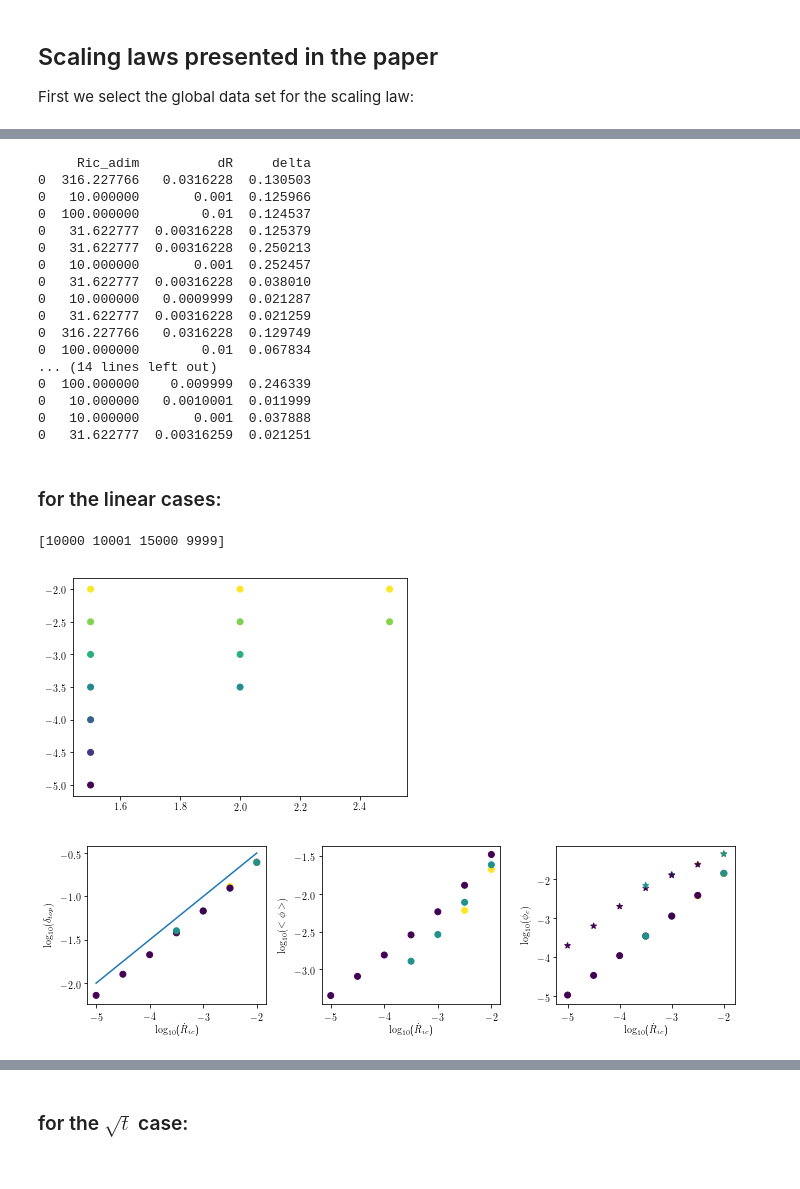
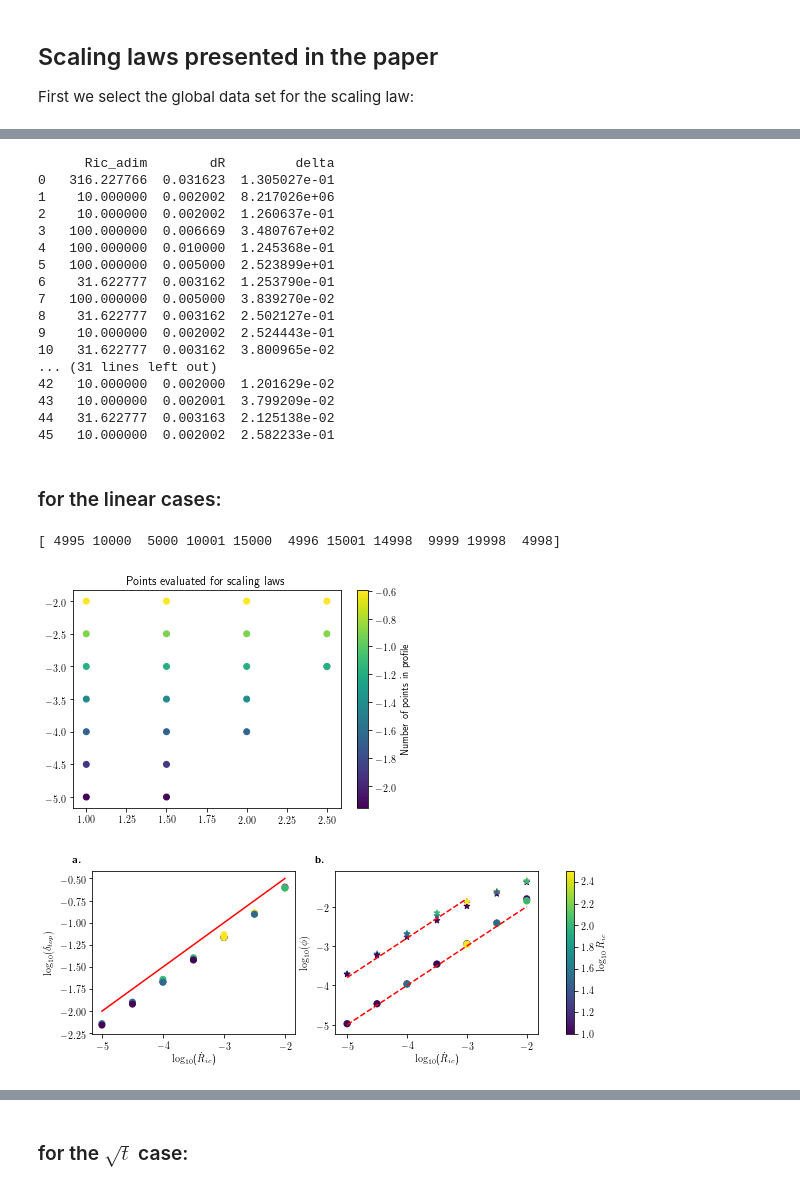
Before and after one commit to MarineLasbleis/mushdynamics, a Jupyter notebook: notebooks/Supp Material.ipynb, the cells around one changed output, grey strips where cells are left out. Cells and saved outputs as stored; diff of their text form; code cells hidden in the pictures.

Commit message:
Supp Mat as sent to editor

```diff
--- a/notebooks/Supp Material.ipynb
+++ b/notebooks/Supp Material.ipynb
@@ -147,8 +148,7 @@ This notebook presents the different figures in the Supporting information of th
 
 First we select the global data set for the scaling law:
 # %%
-folder = "/home/lasbleis-m/Research/"
-values = diagram_data_residual_porosity(folder+"scalinglaw_3/", "diag.csv")
+values = pd.read_csv("./data/SuppInfo_scalinglaws.csv")
 values["logdot_r"]=np.log10(values["dot_r"])
 values["logr"]=np.log10(values["Ric_adim"])
 
@@ -173,64 +160,70 @@ Index(['Nmax', 'Ric_adim', 'delta', 'exp', 'folder', 'phi_r', 'phi_top',
       dtype='object')
 # %%
 values["dR"] = values["Ric_adim"]/values["Nmax"]
-
-
-values = values[values["delta"]>0.]
 print(values[["Ric_adim", "dR", "delta"]])
 # %% [output]
-     Ric_adim          dR     delta
-0  316.227766   0.0316228  0.130503
-0   10.000000       0.001  0.125966
-0  100.000000        0.01  0.124537
-0   31.622777  0.00316228  0.125379
-0   31.622777  0.00316228  0.250213
-0   10.000000       0.001  0.252457
-0   31.622777  0.00316228  0.038010
-0   10.000000   0.0009999  0.021287
-0   31.622777  0.00316228  0.021259
-0  316.227766   0.0316228  0.129749
-0  100.000000        0.01  0.067834
-... (14 lines left out)
-0  100.000000    0.009999  0.246339
-0   10.000000   0.0010001  0.011999
-0   10.000000       0.001  0.037888
-0   31.622777  0.00316259  0.021251
+      Ric_adim        dR         delta
+0   316.227766  0.031623  1.305027e-01
+1    10.000000  0.002002  8.217026e+06
+2    10.000000  0.002002  1.260637e-01
+3   100.000000  0.006669  3.480767e+02
+4   100.000000  0.010000  1.245368e-01
+5   100.000000  0.005000  2.523899e+01
+6    31.622777  0.003162  1.253790e-01
+7   100.000000  0.005000  3.839270e-02
+8    31.622777  0.003162  2.502127e-01
+9    10.000000  0.002002  2.524443e-01
+10   31.622777  0.003162  3.800965e-02
+... (31 lines left out)
+42   10.000000  0.002000  1.201629e-02
+43   10.000000  0.002001  3.799209e-02
+44   31.622777  0.003163  2.125138e-02
+45   10.000000  0.002002  2.582233e-01
 # %% [markdown]
 ### for the linear cases:
 # %%
 # select data for exp = 1
 exp1 = values[values["exp"]==1.]
-exp1 = exp1[exp1["logr"]>1]
 exp1 = exp1[exp1["logdot_r"]<-1.]
 
 logR = np.log10(exp1["Ric_adim"])
 logdot_r = np.log10(exp1["dot_r"])
 logdelta = np.log10(exp1["delta"])
 logphi = np.log10(exp1["sum_phi"])
 logphir = np.log10(exp1["phi_r"])
 logphit = np.log10(exp1["phi_top"])
 tauic = np.log10(exp1["tau_ic"])
 
 fig, ax = plt.subplots()
-ax.scatter(logR, logdot_r, c=logdelta)
+sc = ax.scatter(logR, logdot_r, c=logdelta)
+ax.set_title("Points evaluated for scaling laws")
+fig.colorbar(sc, ax=ax, label="Number of points in profile")
 
-fig, ax = plt.subplots(1, 3, figsize=[10, 3])
+fig, ax = plt.subplots(1, 2, figsize=[10, 3])
 sc = ax[0].scatter(logdot_r, logdelta, c=logR)
-ax[0].plot([-5, -2], [-2, -0.5])
-sc = ax[1].scatter(logdot_r, logphi, c=logR)
-sc = ax[2].scatter(logdot_r, logphir, c=logR, marker="*")
-sc = ax[2].scatter(logdot_r, logphit, c=logR)
+ax[0].plot([-5, -2], [-2, -0.5], 'r')
+ax[1].plot([-5, -2], [-5, -2], 'r--')
+ax[1].plot([-5, -3], [-3.8, -1.8], 'r--')
+#sc = ax[1].scatter(logdot_r, logphi, c=logR)
+#sc = ax[1].scatter(logdot_r, logphi, c=logR, marker="^")
+sc = ax[1].scatter(logdot_r, logphir, c=logR, marker="*")
+sc = ax[1].scatter(logdot_r, logphit, c=logR)
 ax[0].set_xlabel("$\log_{10}$($\dot R_{{ic}}$)")
 ax[0].set_ylabel("$\log_{10}(\delta_{top})$")
+#ax[1].set_xlabel("$\log_{10}$($\dot R_{{ic}}$)")
+#ax[1].set_ylabel("$\log_{10}(<\phi>)$")
+ax[1].set_ylabel("$\log_{10}(\phi)$")
 ax[1].set_xlabel("$\log_{10}$($\dot R_{{ic}}$)")
-ax[1].set_ylabel("$\log_{10}(<\phi>)$")
-ax[2].set_ylabel("$\log_{10}(\phi_c)$")
-ax[2].set_xlabel("$\log_{10}$($\dot R_{{ic}}$)")
-plt.tight_layout()
 
+cb = fig.colorbar(sc, ax=ax.ravel().tolist(), label="$\log_{{10}} R_{{ic}}$")
 
-print(exp1["Nmax"].unique())
+ax[0].text(-0.1, 1.10, r"\textbf{a.}", transform=ax[0].transAxes, fontsize=11,
+                verticalalignment='top')
+ax[1].text(-0.1, 1.10, r"\textbf{b.}", transform=ax[1].transAxes, fontsize=11,
+                verticalalignment='top')
+
+plt.savefig("SuppInfo_Fig1.pdf")
 # %% [output]
-[10000 10001 15000 9999]
+[ 4995 10000  5000 10001 15000  4996 15001 14998  9999 19998  4998]
-[figure, old version]
+[figure, new version]
-[figure, old version]
+[figure, new version]
```
Also changed, not shown: parts of 18 cells of this notebook, 5 other files.
